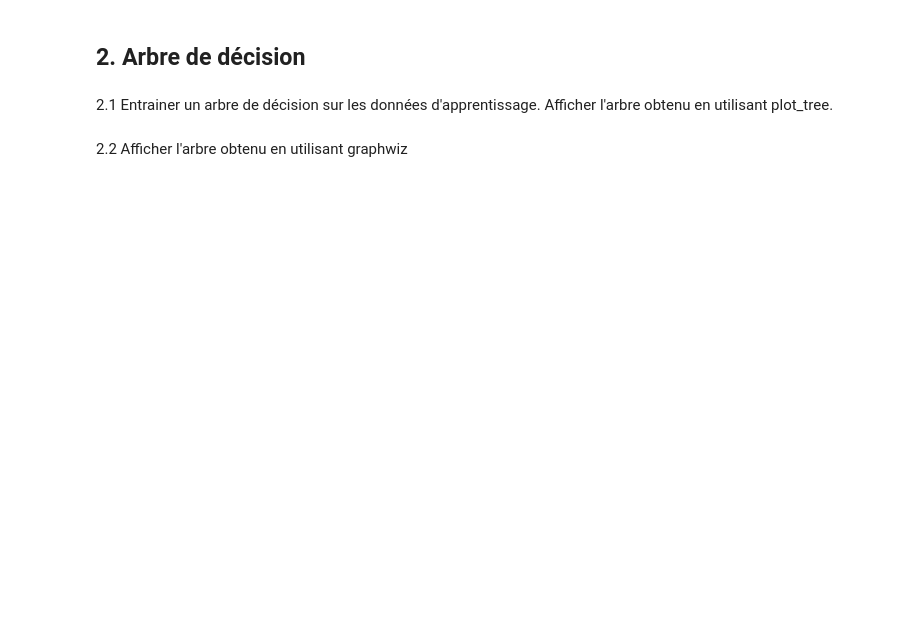
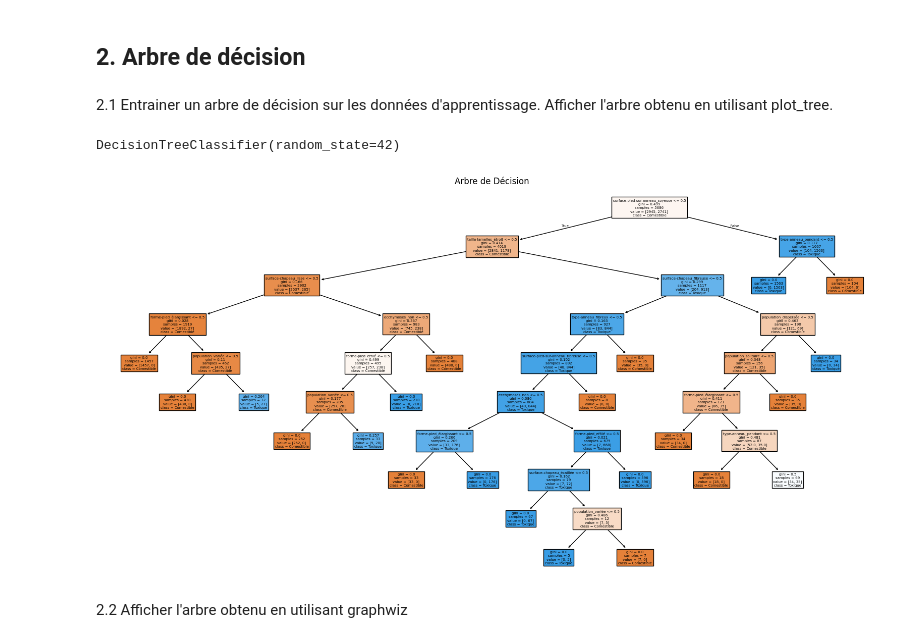
Before and after one commit to jeanlamarre16/datascience, a Jupyter notebook: TP1_classification_champignons.ipynb, the cells around one changed output. Cells and saved outputs as stored; diff of their text form; code cells hidden in the pictures; blank space fills up the shorter version.

```diff
--- a/TP1_classification_champignons.ipynb
+++ b/TP1_classification_champignons.ipynb
@@ -39,0 +81,3 @@ https://scikit-learn.org/stable/modules/generated/sklearn.preprocessing.OneHotEn
+# %%
+# Réconstruction du dataframe encodé
+df_encoded = pd.DataFrame(encoded_array, columns=encoded_columns)
@@ -42,3 +150,12 @@ https://scikit-learn.org/stable/modules/generated/sklearn.preprocessing.OneHotEn
 # %% [markdown]
 1.4 Creer 4 jeux de données : train features et labels (70%) et dev features et labels (30%).\
 Utiliser toxicite_toxique comme label. Ne pas garder de label (toxicite_toxique et toxicite_comestible) dans les features !
+# %%
+# Séparer les labels et les features
+labels = df_encoded["toxicite_toxique"]
+features = df_encoded.drop(columns=["toxicite_toxique", "toxicite_comestible"])
+# %%
+# Diviser les données en jeux d'entraînement et de développement - feature_train, label_train, feature_dev, label_dev - (70/30)
+feature_train, feature_dev, label_train, label_dev = train_test_split(
+    features, labels, test_size=0.3, random_state=42, stratify=labels
+)
@@ -51,2 +179,18 @@ import matplotlib.pyplot as plt
+# %%
+# Initialisation du DécisionTreeClassifier
+dtc = DecisionTreeClassifier(random_state=42)
+
+# Entraînement du modèle
+dtc.fit(feature_train, label_train)
+# %% [output]
+DecisionTreeClassifier(random_state=42)
+# %%
+# Visualisation de l'arbre avec plot_tree
+plt.figure(figsize=(20, 10))  # Ajustement de la taille du graphique
+plot_tree(dtc, filled=True, feature_names=feature_train.columns, class_names=["Comestible", "Toxique"])
+plt.title("Arbre de Décision")
+plt.show() # dtc : instance du DecisionTreeClassifier
+# %% [output]
+[figure, added]
 # %% [markdown]
 2.2 Afficher l'arbre obtenu en utilisant graphwiz
```
Also changed, not shown: parts of 45 cells of this notebook.
